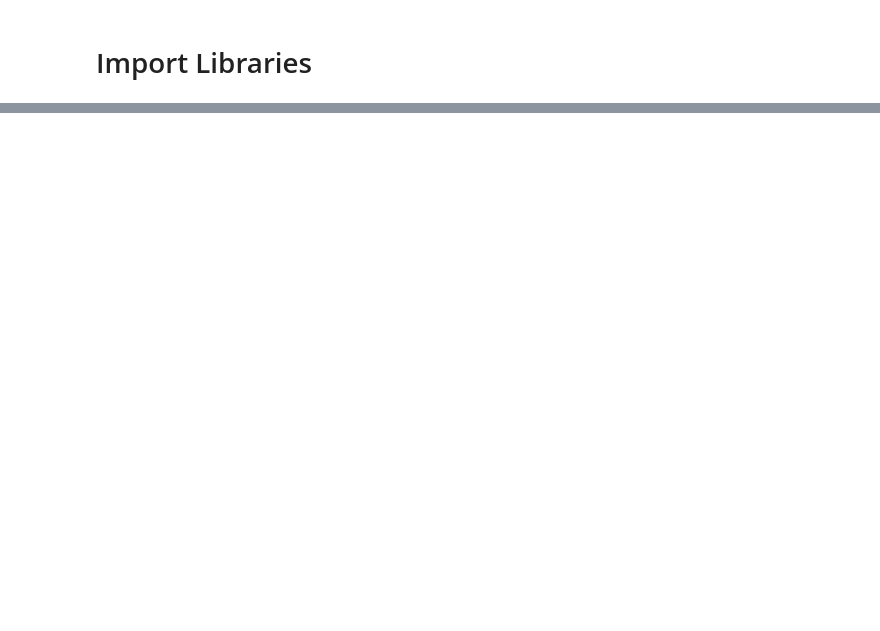
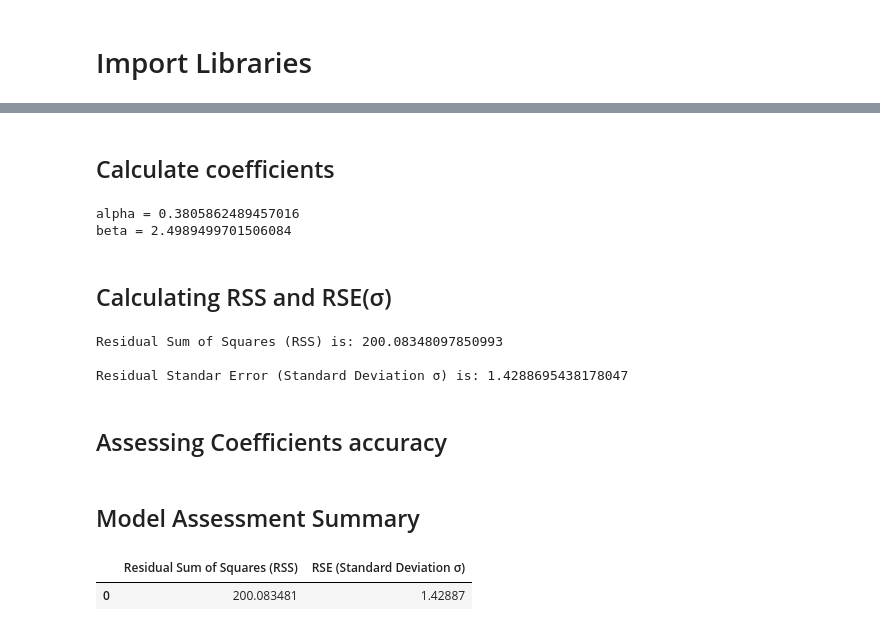
Before and after one commit to etzimopoulos/COURSE-DSDJ-Zero-to-Deep-Dive-ML, a Jupyter notebook: Week 5 HW - Linear Regression - Linear Algebra.ipynb, the cells around one changed output, grey strips where cells are left out. Drawn from its saved outputs; the diff is of its cells as text; code cells hidden in the pictures; blank space fills up the shorter version.

```diff
--- a/Week 5 HW - Linear Regression - Linear Algebra.ipynb
+++ b/Week 5 HW - Linear Regression - Linear Algebra.ipynb
@@ -7,0 +57,45 @@ from matplotlib import pyplot
+# %% [markdown]
+## Calculate coefficients
+# %%
+# Assuming y = aX + b
+# a ~ alpha
+# b ~ beta
+
+# Calculate the mean of X and y
+xmean = np.mean(X)
+ymean = np.mean(y)
+
+# Calculate the terms needed for the numator and denominator of alpha
+rl['CovXY'] = (rl['X'] - xmean) * (rl['y'] - ymean)
+rl['VarX'] = (rl['X'] - xmean)**2
+
+# Calculate alpha
+# Numerator: Covariance between X and y
+# Denominator: Variance of X
+alpha = rl['CovXY'].sum() / rl['VarX'].sum()
+
+# Calculate beta
+beta = ymean - (alpha * xmean)
+print('alpha =', alpha)
+print('beta =',beta)
+# %% [output]
+alpha = 0.3805862489457016
+beta = 2.4989499701506084
+# %% [markdown]
+## Calculating RSS and RSE(σ)
+# %%
+# Residual Errors
+RE = (rl['y'] - ymean)**2
+#Residual Sum Squares
+RSS = RE.sum()
+print("Residual Sum of Squares (RSS) is:",RSS)
+
+# Estimated Standard Variation (sigma) or RSE
+RSE = np.sqrt(RSS/(n-2))
+print("\nResidual Standar Error (Standard Deviation σ) is:",RSE)
+# %% [output]
+Residual Sum of Squares (RSS) is: 200.08348097850993
+
+Residual Standar Error (Standard Deviation σ) is: 1.4288695438178047
+# %% [markdown]
+## Assessing Coefficients accuracy
@@ -7,0 +115,16 @@ from matplotlib import pyplot
+# %% [markdown]
+## Model Assessment Summary
+# %%
+# Model Assessment - Storing all key indicators in dummy data frame with range 1
+ms = pd.DataFrame(
+    {'Ref': range(0,1),
+     'Residual Sum of Squares (RSS)': RSS,
+     'RSE (Standard Deviation σ)':RSE,
+     }
+)
+
+# Cut out the dummy index column to see the Results
+ms.iloc[:,1:9]
+# %% [output]
+|  | Residual Sum of Squares (RSS) | RSE (Standard Deviation σ) |
+| 0 | 200.083481 | 1.42887 |
```
Also changed, not shown: parts of 20 cells of this notebook, 1 other file.
